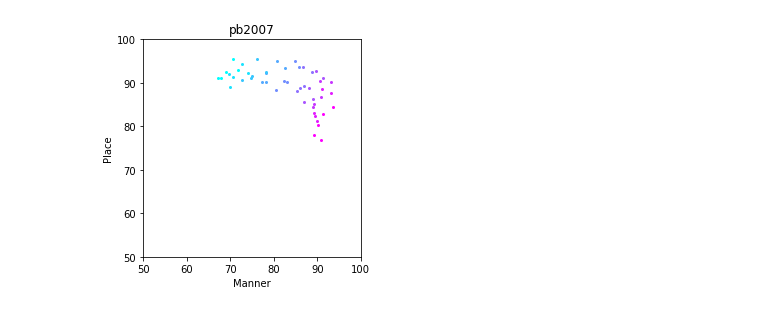
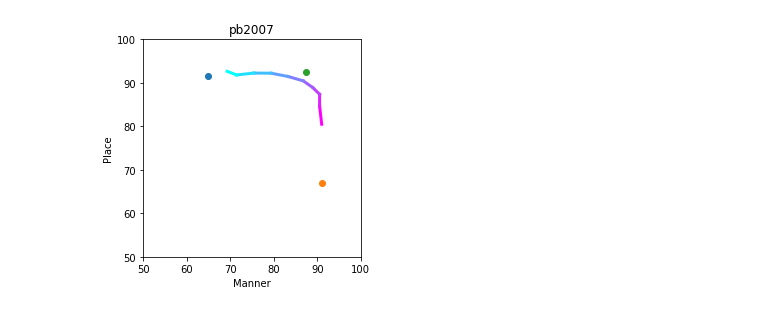
Before and after one commit to georgesma/agent, a Jupyter notebook: quantizer/visu_figures.ipynb, the cells around one changed output. Saved outputs shown, nothing was run; the diff lists cells and outputs as text; code cells hidden in the pictures.

```diff
--- a/quantizer/visu_figures.ipynb
+++ b/quantizer/visu_figures.ipynb
@@ -41,11 +41,9 @@ for quantizer_path in tqdm(quantizers_path):
         quantizers_abx_matrices[quantizer_path] = {}
     quantizer_abx_matrices = quantizers_abx_matrices[quantizer_path]
 
-    for distance in QUANTIZER_ABX_DISTANCES:
-        distance_signature = abx_utils.get_distance_signature(distance)
-        if distance_signature not in quantizer_abx_matrices: break
-    else:
-        continue
+    distance = QUANTIZER_ABX_DISTANCE
+    distance_signature = abx_utils.get_distance_signature(distance)
+    if distance_signature in quantizer_abx_matrices: continue
 
     quantizer = Quantizer.reload(quantizer_path)
 
@@ -57,13 +55,9 @@ for quantizer_path in tqdm(quantizers_path):
     vowels = main_dataset.phones_infos["vowels"]
     consonants_indexes = abx_utils.get_datasets_phones_indexes(quantizer_lab, consonants, vowels)
 
-    for distance in QUANTIZER_ABX_DISTANCES:
-        distance_signature = abx_utils.get_distance_signature(distance)
-        if distance_signature in quantizer_abx_matrices: continue
-
-        abx_matrix = abx_utils.get_abx_matrix(consonants, consonants_indexes, quantizer_features, distance, ABX_NB_SAMPLES)
-        quantizer_abx_matrices[distance_signature] = abx_matrix
-        utils.pickle_dump("../out/quantizer/abx_cache.pickle", quantizers_abx_matrices)
+    abx_matrix = abx_utils.get_abx_matrix(consonants, consonants_indexes, quantizer_features, distance, ABX_NB_SAMPLES)
+    quantizer_abx_matrices[distance_signature] = abx_matrix
+    utils.pickle_dump("../out/quantizer/abx_cache.pickle", quantizers_abx_matrices)
 # %%
 final_quantizers_config = utils.read_yaml_file("quantizer_final_configs.yaml")
 late_fusion_abx_matrices = utils.pickle_load("../out/quantizer/late_fusion_cache.pickle", {})
@@ -131,7 +125,7 @@ for config_name, config in final_quantizers_config.items():
         consonants = quantizer.main_dataset.phones_infos["consonants"]
         vowels = quantizer.main_dataset.phones_infos["vowels"]
         quantizer_abx_matrix = quantizers_abx_matrices[quantizer_path][distance_signature]
-        quantizer_groups_score = abx_utils.get_groups_score(consonants, quantizer_abx_matrix, dataset.phones_infos["consonant_groups"])
+        quantizer_groups_score = abx_utils.get_groups_score(consonants, quantizer_abx_matrix, quantizer.main_dataset.phones_infos["consonant_groups"])
         quantizer_global_score = abx_utils.get_global_score(quantizer_abx_matrix)
 
         config_scores["global"].append(quantizer_global_score)
@@ -174,9 +168,7 @@ for late_fusion_dataset in LATE_FUSION_DATASETS:
 
         manner_mean = np.mean(modality_score["manner"])
         place_mean = np.mean(modality_score["place"])
-        # ax.scatter(manner_mean, place_mean, color=color)
-
-
+        ax.scatter(manner_mean, place_mean, color=color)
 
     abx_distance = {}
     for late_fusion_modality in LATE_FUSION_MODALITIES:
@@ -192,33 +184,33 @@ for late_fusion_dataset in LATE_FUSION_DATASETS:
             "place": [],
         }
         cmap_index = 1 - i_weight / (LATE_FUSION_NB_STEPS-1)
         weight_color = FUSION_COLORMAP(cmap_index)
 
         for i_training in range(NB_TRAINING):
             abx_distance[late_fusion_modality]["weight"] = late_fusion_weight
 
             distance_signature = abx_utils.get_distance_signature(abx_distance)
             cache_key = "%s-%s" % (abx_distance, i_training)
             abx_matrix = late_fusion_abx_matrices[cache_key]
             quantizer_groups_score = abx_utils.get_groups_score(consonants, abx_matrix, dataset.phones_infos["consonant_groups"])
             weight_scores["manner"].append(quantizer_groups_score["manner"])
             weight_scores["place"].append(quantizer_groups_score["place"])
-            ax.scatter(quantizer_groups_score["manner"], quantizer_groups_score["place"], color=weight_color, s=4)
+            # ax.scatter(quantizer_groups_score["manner"], quantizer_groups_score["place"], color=weight_color, s=4)
 
         weight_score = {
             "manner": np.mean(weight_scores["manner"]),
             "place": np.mean(weight_scores["place"]),
         }
         weights_score.append(weight_score)
 
     for i_segment in range(LATE_FUSION_NB_STEPS-1):
         cmap_index = 1 - i_segment / (LATE_FUSION_NB_STEPS-2)
         segment_color = FUSION_COLORMAP(cmap_index)
 
         segment_start = weights_score[i_segment]
         segment_end = weights_score[i_segment+1]
-        # ax.plot((segment_start["manner"], segment_end["manner"]), (segment_start["place"], segment_end["place"]), color=segment_color, linewidth=3)
+        ax.plot((segment_start["manner"], segment_end["manner"]), (segment_start["place"], segment_end["place"]), color=segment_color, linewidth=3)
 
     plt.show()
 # %% [output]
-[figure, old version]
+[figure, new version]
```
Also changed, not shown: parts of 3 cells of this notebook, 1 other file.
